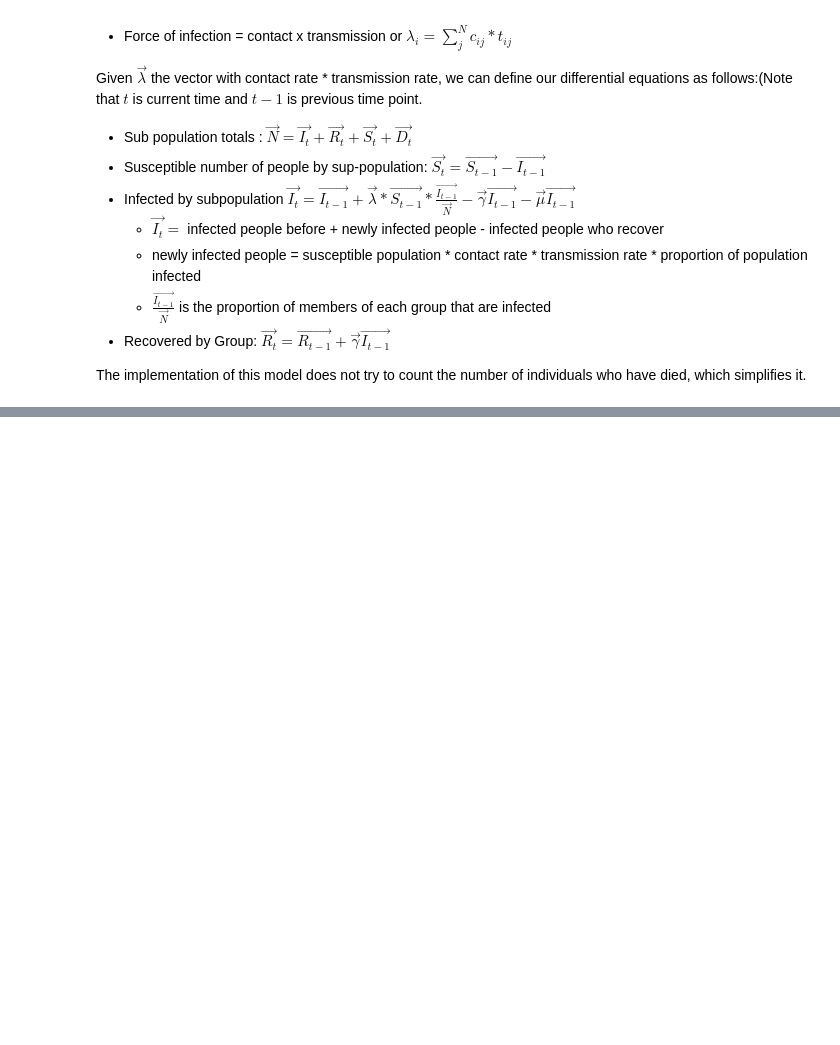
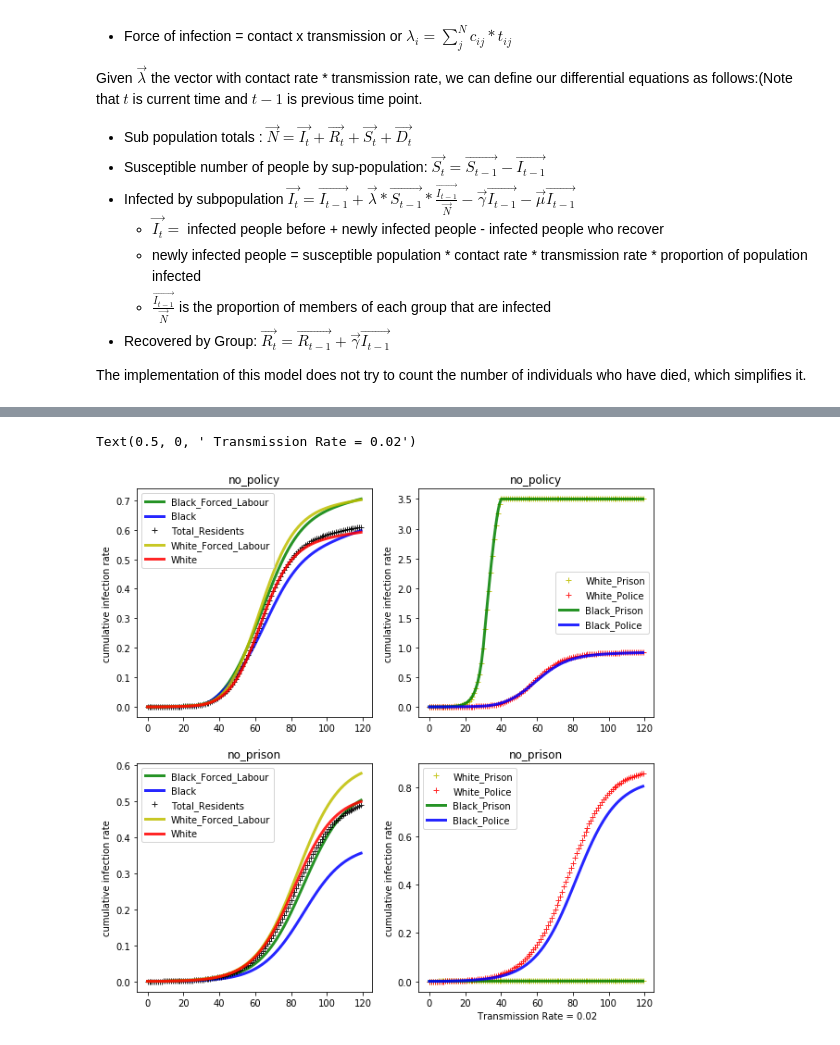
Before and after one commit to mmeyer717/CPE-COVID-disparities, a Jupyter notebook: model/Model.ipynb, the cells around one changed output, grey strips where cells are left out. Cells and saved outputs as stored; diff of their text form; code cells hidden in the pictures; blank space fills up the shorter version.

```diff
--- a/model/Model.ipynb
+++ b/model/Model.ipynb
@@ -228,0 +305,6 @@ plot_utils.make_susceptable_plot_racial_dif(s_maps, group_sizes, f'Black Cumulat
+# %%
+ax = plot_utils.plot_all_groups(s_maps, group_sizes, policies=['no_policy', 'no_prison'] )
+ax[1,1].set_xlabel(f' Transmission Rate = {TRANSMISSION_RATE}')
+# %% [output]
+Text(0.5, 0, ' Transmission Rate = 0.02')
+[figure, added]
```
Also changed, not shown: parts of 11 cells of this notebook, 3 other files.
